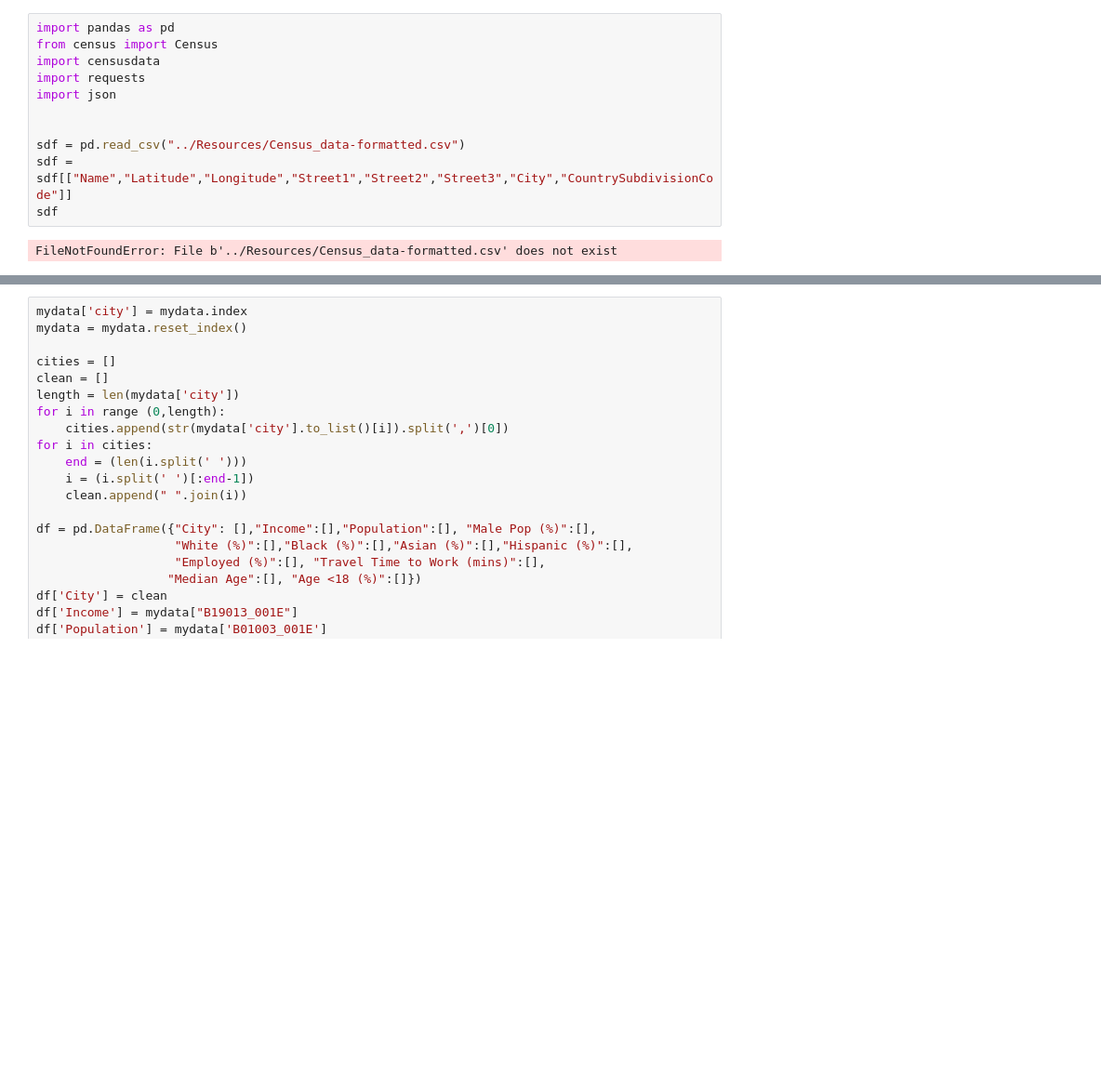
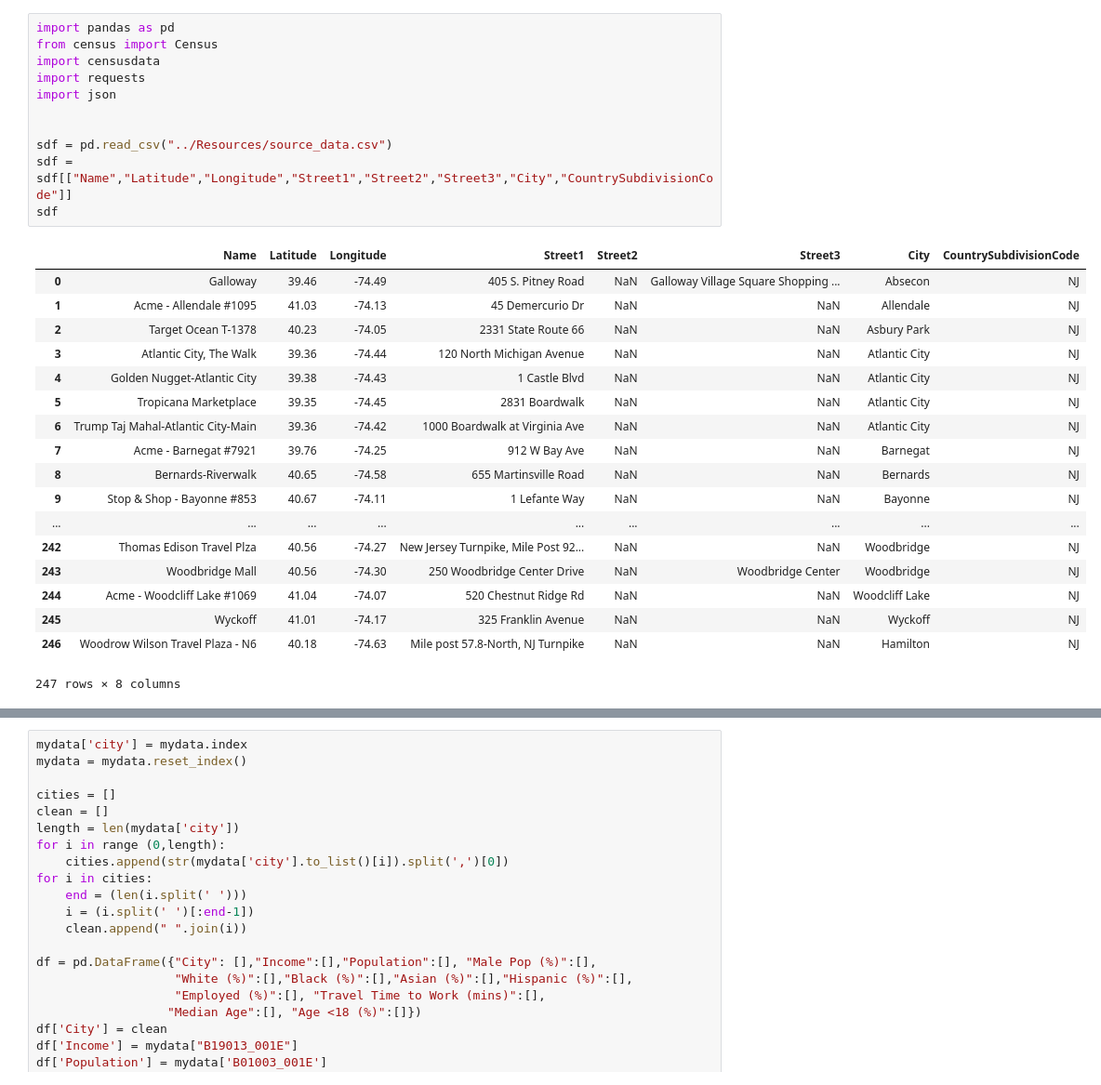
Before and after one commit to rmishra1990/Data-Gurus, a Jupyter notebook: Jupyter notebook/Starbucks Proj 1.ipynb, the cells around one changed output, grey strips where cells are left out. Shown at 93% size. Drawn from its saved outputs; the diff is of its cells as text; blank space fills up the shorter version.

```diff
--- a/Jupyter notebook/Starbucks Proj 1.ipynb
+++ b/Jupyter notebook/Starbucks Proj 1.ipynb
@@ -1,16 +1,33 @@
 # %%
 import pandas as pd
 from census import Census
 import censusdata
 import requests
 import json
 
 
-sdf = pd.read_csv("../Resources/Census_data-formatted.csv")
+sdf = pd.read_csv("../Resources/source_data.csv")
 sdf = sdf[["Name","Latitude","Longitude","Street1","Street2","Street3","City","CountrySubdivisionCode"]]
 sdf
 # %% [output]
+|  | Name | Latitude | Longitude | Street1 | Street2 | Street3 | City | CountrySubdivisionCode |
+| 0 | Galloway | 39.46 | -74.49 | 405 S. Pitney Road | NaN | Galloway Village Square Shopping ... | Absecon | NJ |
+| 1 | Acme - Allendale #1095 | 41.03 | -74.13 | 45 Demercurio Dr | NaN | NaN | Allendale | NJ |
+| 2 | Target Ocean T-1378 | 40.23 | -74.05 | 2331 State Route 66 | NaN | NaN | Asbury Park | NJ |
+| 3 | Atlantic City, The Walk | 39.36 | -74.44 | 120 North Michigan Avenue | NaN | NaN | Atlantic City | NJ |
+| 4 | Golden Nugget-Atlantic City | 39.38 | -74.43 | 1 Castle Blvd | NaN | NaN | Atlantic City | NJ |
+| 5 | Tropicana Marketplace | 39.35 | -74.45 | 2831 Boardwalk | NaN | NaN | Atlantic City | NJ |
+| 6 | Trump Taj Mahal-Atlantic City-Main | 39.36 | -74.42 | 1000 Boardwalk at Virginia Ave | NaN | NaN | Atlantic City | NJ |
+| 7 | Acme - Barnegat #7921 | 39.76 | -74.25 | 912 W Bay Ave | NaN | NaN | Barnegat | NJ |
+| 8 | Bernards-Riverwalk | 40.65 | -74.58 | 655 Martinsville Road | NaN | NaN | Bernards | NJ |
+| 9 | Stop & Shop - Bayonne #853 | 40.67 | -74.11 | 1 Lefante Way | NaN | NaN | Bayonne | NJ |
+| ... | ... | ... | ... | ... | ... | ... | ... | ... |
+| 242 | Thomas Edison Travel Plza | 40.56 | -74.27 | New Jersey Turnpike, Mile Post 92... | NaN | NaN | Woodbridge | NJ |
+| 243 | Woodbridge Mall | 40.56 | -74.30 | 250 Woodbridge Center Drive | NaN | Woodbridge Center | Woodbridge | NJ |
+| 244 | Acme - Woodcliff Lake #1069 | 41.04 | -74.07 | 520 Chestnut Ridge Rd | NaN | NaN | Woodcliff Lake | NJ |
+| 245 | Wyckoff | 41.01 | -74.17 | 325 Franklin Avenue | NaN | NaN | Wyckoff | NJ |
+| 246 | Woodrow Wilson Travel Plaza - N6 | 40.18 | -74.63 | Mile post 57.8-North, NJ Turnpike | NaN | NaN | Hamilton | NJ |
-FileNotFoundError: File b'../Resources/Census_data-formatted.csv' does not exist
+247 rows × 8 columns
 # %%
 import pandas as pd
 import censusdata
```
Also changed, not shown: parts of 1 cell of this notebook, 10 other files.
